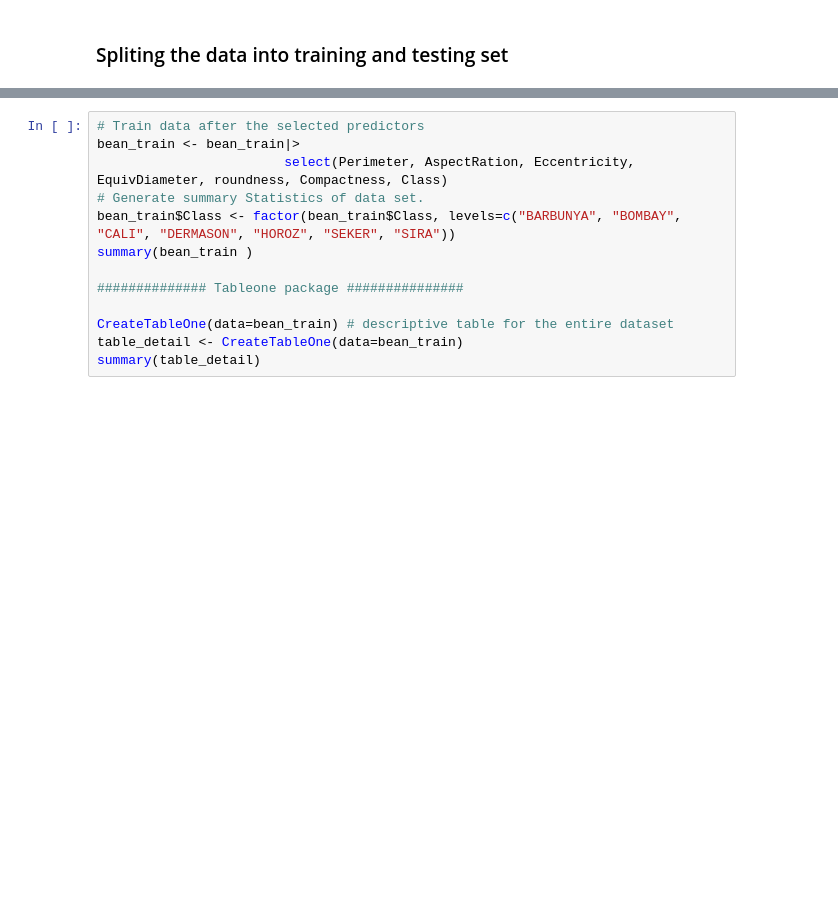
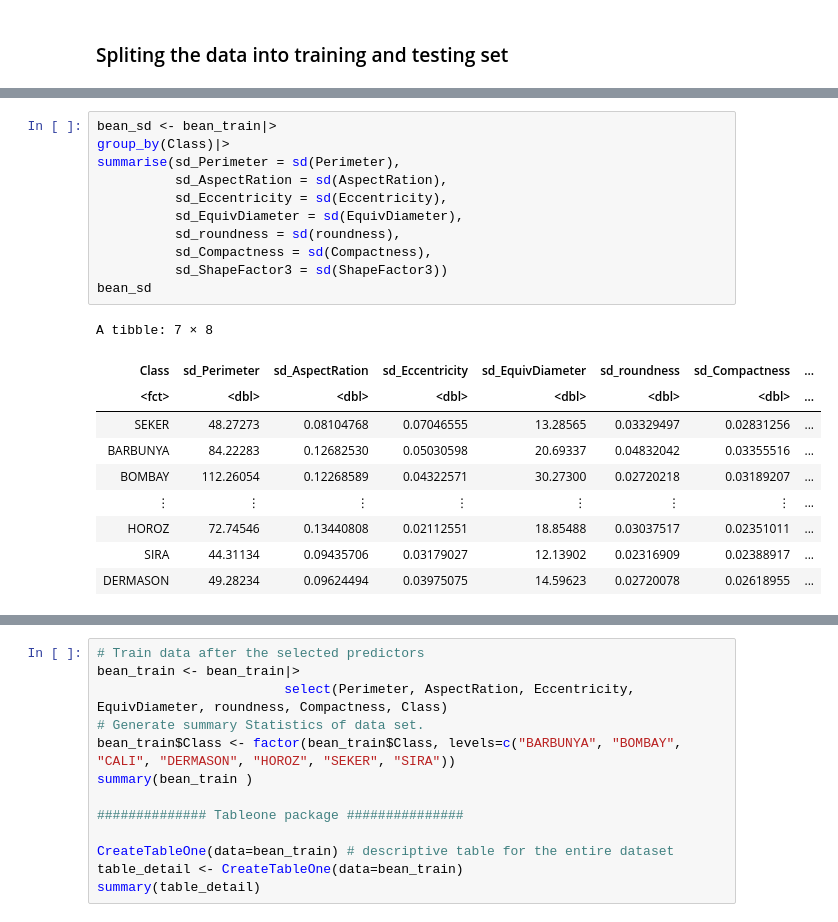
Before and after one commit to NaziaNadir/dsci-100-2023-007-group-8, a Jupyter notebook: group project.ipynb, the cells around one changed output, grey strips where cells are left out. Saved outputs shown, nothing was run; the diff lists cells and outputs as text; blank space fills up the shorter version.

```diff
--- a/group project.ipynb
+++ b/group project.ipynb
@@ -318,0 +273,22 @@ bean_shapefactor4
+# %%
+bean_sd <- bean_train|>
+group_by(Class)|>
+summarise(sd_Perimeter = sd(Perimeter),
+          sd_AspectRation = sd(AspectRation),
+          sd_Eccentricity = sd(Eccentricity),
+          sd_EquivDiameter = sd(EquivDiameter),
+          sd_roundness = sd(roundness),
+          sd_Compactness = sd(Compactness),
+          sd_ShapeFactor3 = sd(ShapeFactor3))
+bean_sd
+# %% [output]
+A tibble: 7 × 8
+| Class | sd_Perimeter | sd_AspectRation | sd_Eccentricity | sd_EquivDiameter | sd_roundness | sd_Compactness | ... |
+| <fct> | <dbl> | <dbl> | <dbl> | <dbl> | <dbl> | <dbl> | ... |
+| SEKER | 48.27273 | 0.08104768 | 0.07046555 | 13.28565 | 0.03329497 | 0.02831256 | ... |
+| BARBUNYA | 84.22283 | 0.12682530 | 0.05030598 | 20.69337 | 0.04832042 | 0.03355516 | ... |
+| BOMBAY | 112.26054 | 0.12268589 | 0.04322571 | 30.27300 | 0.02720218 | 0.03189207 | ... |
+| ⋮ | ⋮ | ⋮ | ⋮ | ⋮ | ⋮ | ⋮ | ... |
+| HOROZ | 72.74546 | 0.13440808 | 0.02112551 | 18.85488 | 0.03037517 | 0.02351011 | ... |
+| SIRA | 44.31134 | 0.09435706 | 0.03179027 | 12.13902 | 0.02316909 | 0.02388917 | ... |
+| DERMASON | 49.28234 | 0.09624494 | 0.03975075 | 14.59623 | 0.02720078 | 0.02618955 | ... |
```
Also changed, not shown: parts of 25 cells of this notebook.
